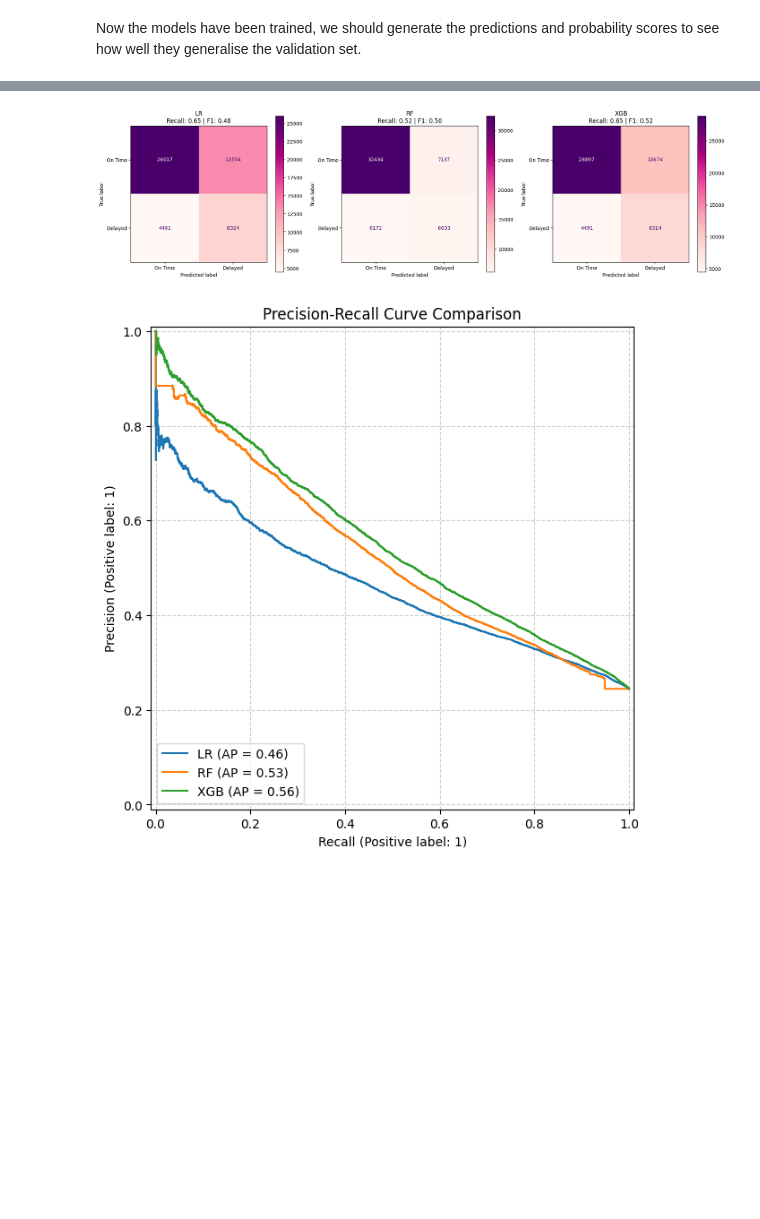
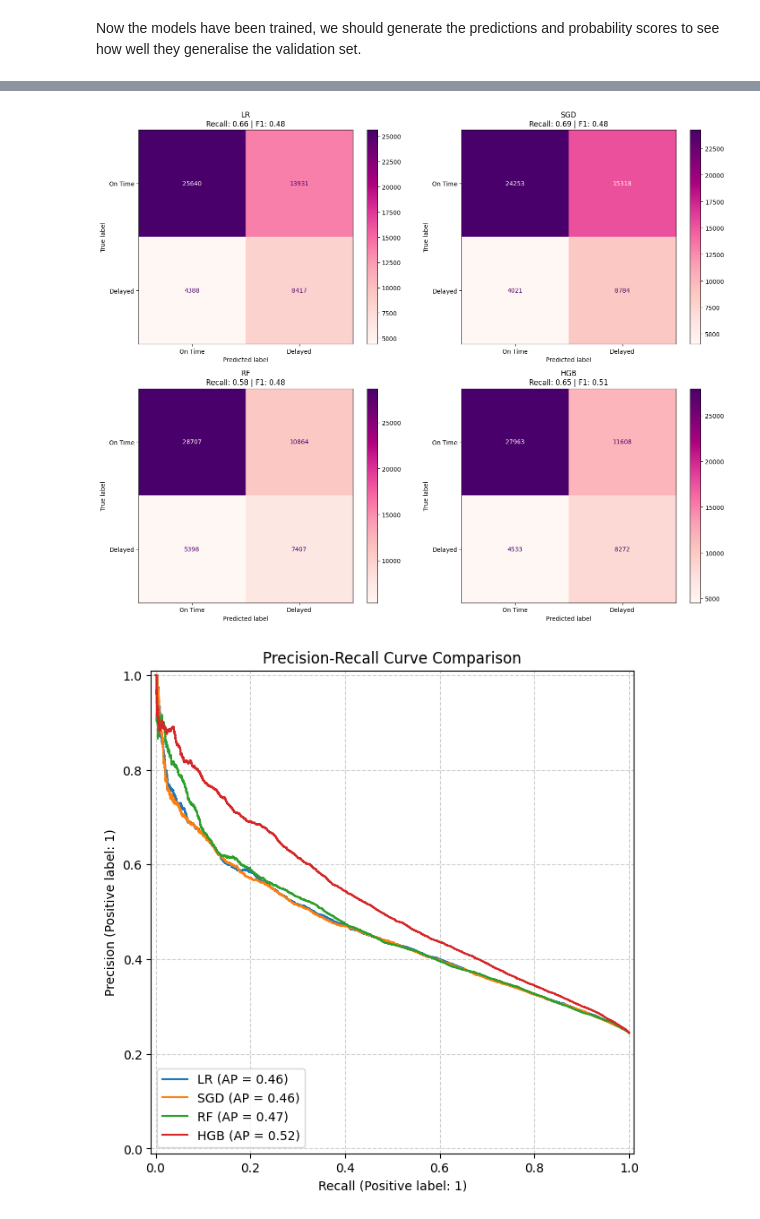
Before and after one commit to lucyg04/nycflights13, a Jupyter notebook: Practical 1/practical1_py.ipynb, the cells around one changed output, grey strips where cells are left out. Cells and saved outputs as stored; diff of their text form; code cells hidden in the pictures; blank space fills up the shorter version.

```diff
--- a/Practical 1/practical1_py.ipynb
+++ b/Practical 1/practical1_py.ipynb
@@ -1421,0 +1573,12 @@ Now the models have been trained, we should generate the predictions and probabi
+# %%
+fig, axes = plt.subplots(2, 2, figsize=(15, 12))
+axes = axes.flatten()
+
+for i, (name, data) in enumerate(training_model_results.items()):
+    cm = confusion_matrix(train_labels, data['preds'])
+    disp = ConfusionMatrixDisplay(confusion_matrix=cm, display_labels=['On Time', 'Delayed'])
+    disp.plot(ax=axes[i], cmap='RdPu', colorbar=True)
+    axes[i].set_title(f"{name}\nRecall: {data['recall']:.2f} | F1: {data['f1']:.2f}")
+
+plt.tight_layout()
+plt.show()
@@ -1422,17 +1587,33 @@ Now the models have been trained, we should generate the predictions and probabi
 # %%
-# Store results for comparison
-model_results = {}
+# Look at how they perform on the validation data and compare results
+validation_model_results = {}
 
 for name, model in {"LR": logistic_regression_model,
+                    "SGD": sgd_model,
                     "RF": random_forest_model,
-                    "XGB": xgboost_model}.items():
+                    "HGB": hist_gradient_boosting_model}.items():
 
     preds = model.predict(prepared_validation_data)
     probs = model.predict_proba(prepared_validation_data)[:, 1]
 
-    model_results[name] = {
+    validation_model_results[name] = {
         'preds': preds,
         'probs': probs,
         'recall': recall_score(validation_labels, preds),
         'f1': f1_score(validation_labels, preds)
     }
+# %%
+plt.figure(figsize=(10, 7))
+ax = plt.gca()
+
+for name, data in training_model_results.items():
+    PrecisionRecallDisplay.from_predictions(
+        train_labels,
+        data['probs'],
+        name=name,
+        ax=ax
+    )
+
+plt.title("Precision-Recall Curve Comparison")
+plt.grid(True, linestyle='--', alpha=0.6)
+plt.show()
@@ -1439,21 +1622,22 @@ for name, model in {"LR": logistic_regression_model,
 # %%
-fig, axes = plt.subplots(1, 3, figsize=(18, 5))
+fig, axes = plt.subplots(2, 2, figsize=(15, 12))
+axes = axes.flatten()
 
-for i, (name, data) in enumerate(model_results.items()):
+for i, (name, data) in enumerate(validation_model_results.items()):
     cm = confusion_matrix(validation_labels, data['preds'])
     disp = ConfusionMatrixDisplay(confusion_matrix=cm, display_labels=['On Time', 'Delayed'])
     disp.plot(ax=axes[i], cmap='RdPu', colorbar=True)
     axes[i].set_title(f"{name}\nRecall: {data['recall']:.2f} | F1: {data['f1']:.2f}")
 
 plt.tight_layout()
 plt.show()
 # %% [output]
-[figure, old version]
+[figure, new version]
 # %%
 plt.figure(figsize=(10, 7))
 ax = plt.gca()
 
-for name, data in model_results.items():
+for name, data in validation_model_results.items():
     PrecisionRecallDisplay.from_predictions(
         validation_labels,
         data['probs'],
@@ -1467,7 +1651,7 @@ plt.show()
 
 # Remember dataset is imbalanced (0.25 delayed vs 0.75 on time)
 # %% [output]
-[figure, old version]
+[figure, new version]
 # %% [markdown]
 ## Fine Tune the Best Model
 
```
Also changed, not shown: parts of 34 cells of this notebook.
